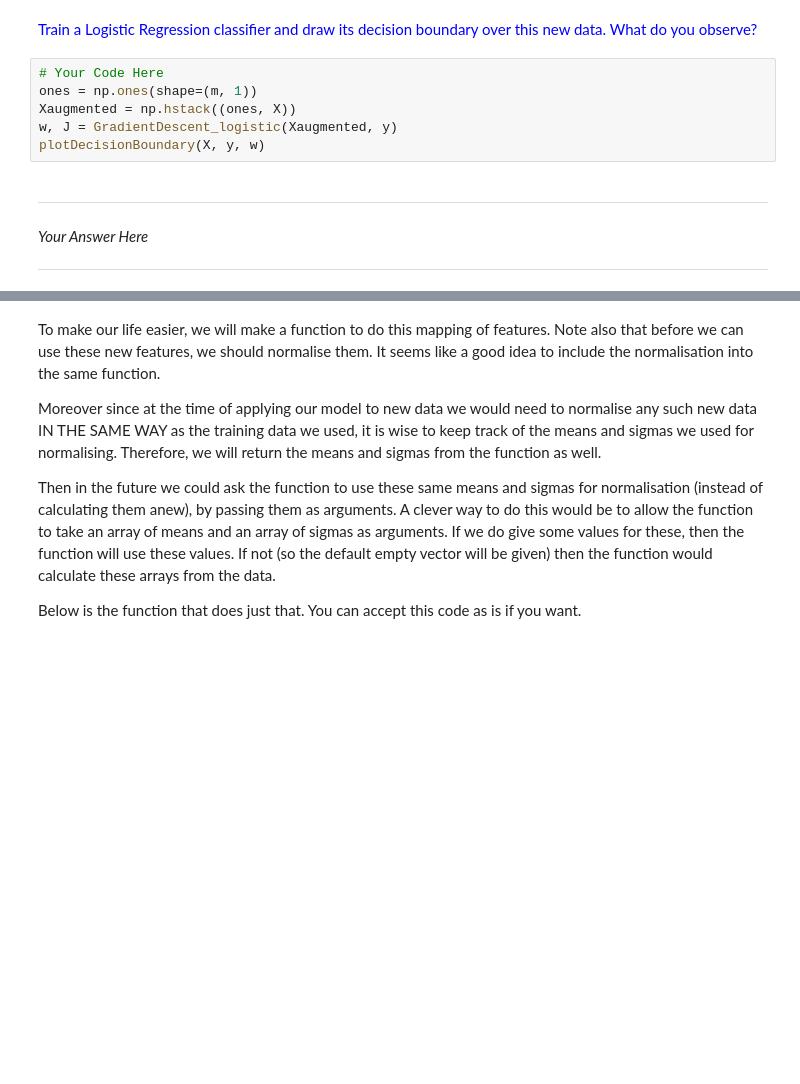
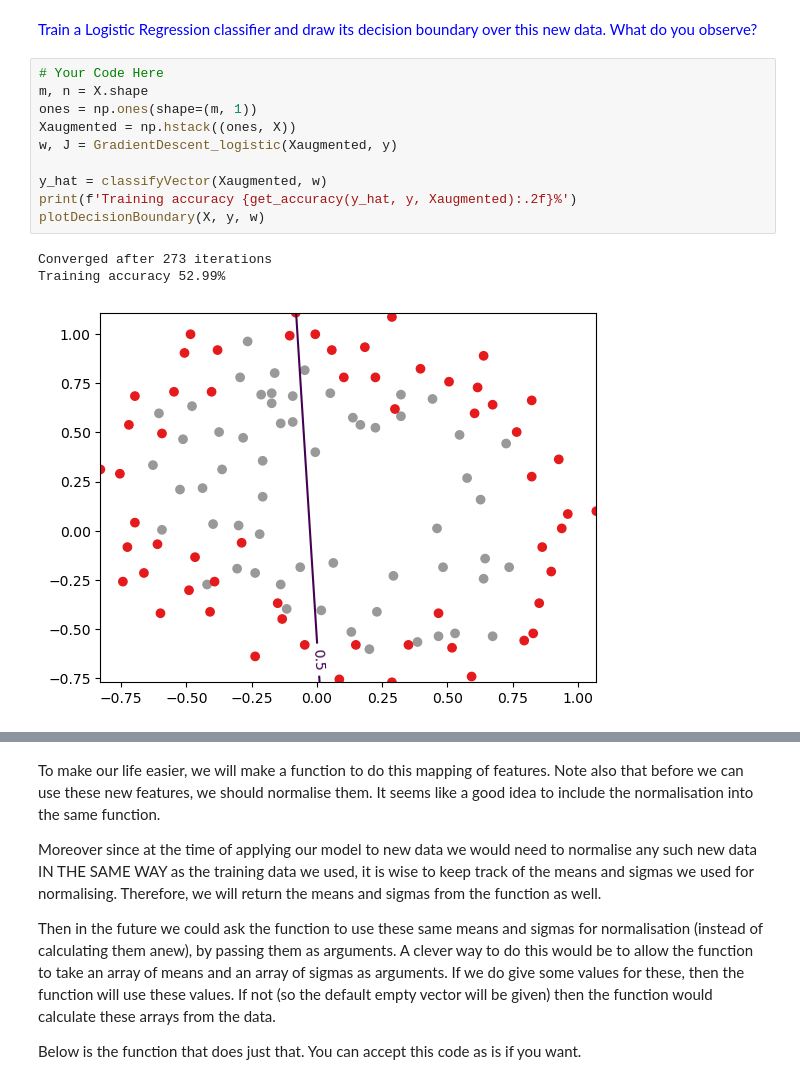
Before and after one commit to tomiock/ML2024-25, a Jupyter notebook: Session 3 - Logistic Regression/P3_Logistic_Regression.ipynb, the cells around one changed output, grey strips where cells are left out. Drawn from its saved outputs; the diff is of its cells as text; blank space fills up the shorter version.

```diff
--- a/Session 3 - Logistic Regression/P3_Logistic_Regression.ipynb
+++ b/Session 3 - Logistic Regression/P3_Logistic_Regression.ipynb
@@ -269,13 +298,15 @@ plt.show()
 <font color="blue">Train a Logistic Regression classifier and draw its decision boundary over this new data. What do you observe?</font>
 # %%
 # Your Code Here
+m, n = X.shape
 ones = np.ones(shape=(m, 1))
 Xaugmented = np.hstack((ones, X))
 w, J = GradientDescent_logistic(Xaugmented, y)
+
+y_hat = classifyVector(Xaugmented, w)
+print(f'Training accuracy {get_accuracy(y_hat, y, Xaugmented):.2f}%')
 plotDecisionBoundary(X, y, w)
+# %% [output]
+Converged after 273 iterations
+Training accuracy 52.99%
+[figure, added]
-# %% [markdown]
----
-
-*Your Answer Here*
-
----
```
Also changed, not shown: parts of 39 cells of this notebook, 1 other file.
